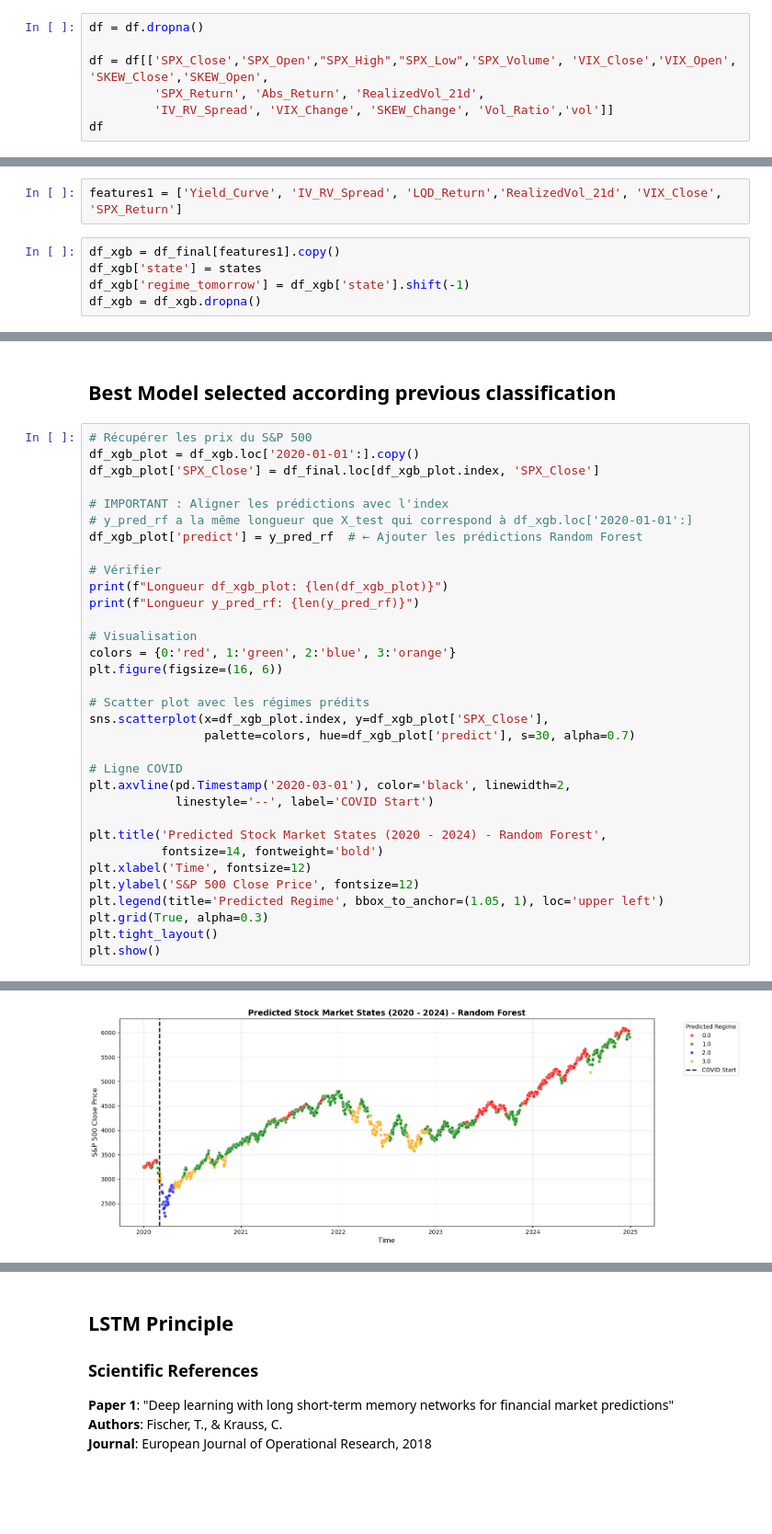
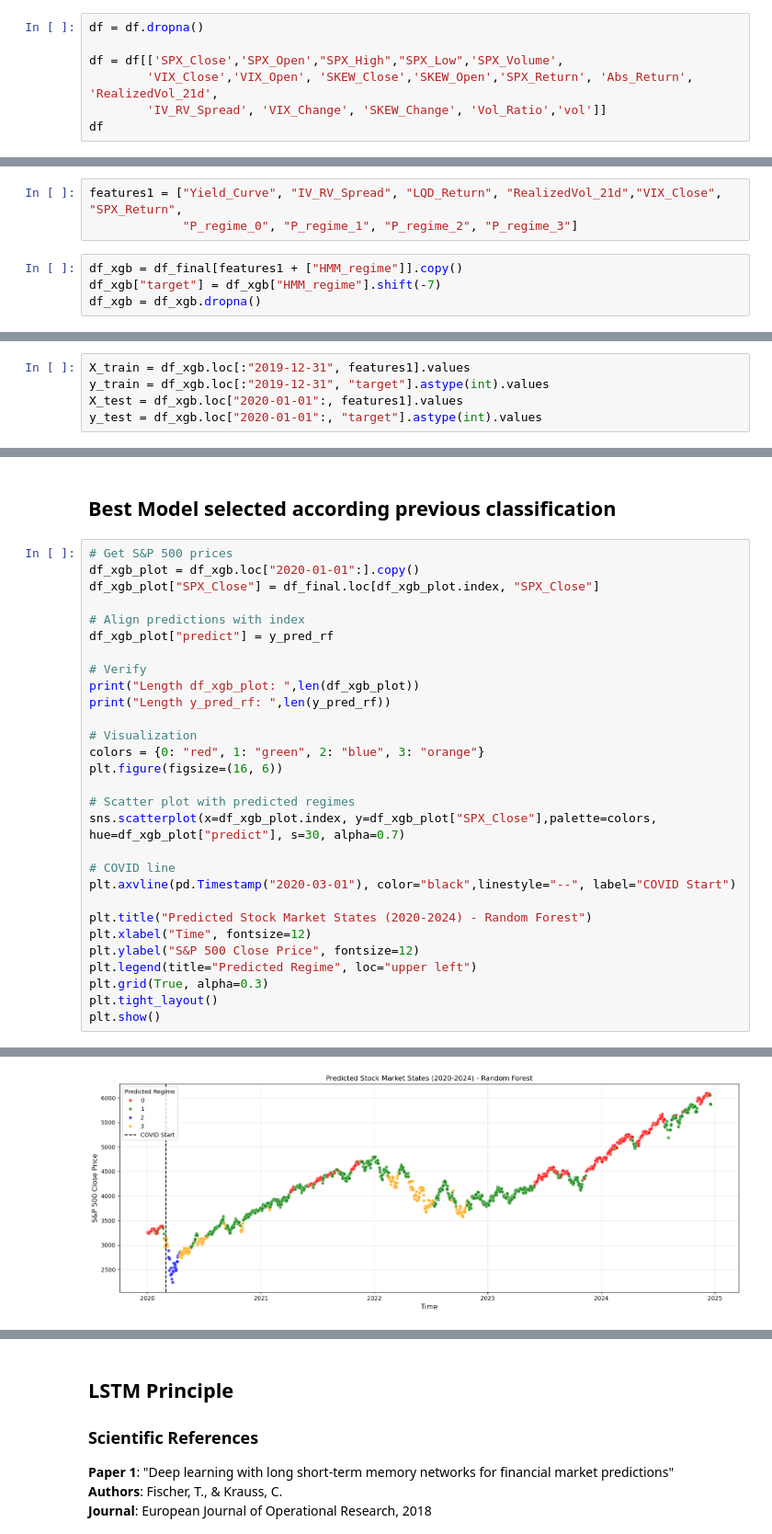
Before and after one commit to Maxx0345/MarketRegimeLab, a Jupyter notebook: MLv3[1].ipynb, the cells around one changed output, grey strips where cells are left out. Shown at 92% size. Drawn from its saved outputs; the diff is of its cells as text; blank space fills up the shorter version.

```diff
--- a/MLv3[1].ipynb
+++ b/MLv3[1].ipynb
@@ -131,9 +129,9 @@ We first drop the Nan in all the dataset we have
 # %%
 df = df.dropna()
 
-df = df[['SPX_Close','SPX_Open',"SPX_High","SPX_Low",'SPX_Volume', 'VIX_Close','VIX_Open', 'SKEW_Close','SKEW_Open',
-         'SPX_Return', 'Abs_Return', 'RealizedVol_21d',
-         'IV_RV_Spread', 'VIX_Change', 'SKEW_Change', 'Vol_Ratio','vol']]
+df = df[['SPX_Close','SPX_Open',"SPX_High","SPX_Low",'SPX_Volume',
+        'VIX_Close','VIX_Open', 'SKEW_Close','SKEW_Open','SPX_Return', 'Abs_Return', 'RealizedVol_21d',
+        'IV_RV_Spread', 'VIX_Change', 'SKEW_Change', 'Vol_Ratio','vol']]
 df
 # %% [output]
 |  | SPX_Close | SPX_Open | SPX_High | SPX_Low | SPX_Volume | VIX_Close | VIX_Open | SKEW_Close | SKEW_Open | ... |
@@ -764,7 +861,7 @@ XGBoost construit **séquentiellement** des arbres de décision où chaque nouve
 # %%
-features1 = ['Yield_Curve', 'IV_RV_Spread', 'LQD_Return','RealizedVol_21d', 'VIX_Close', 'SPX_Return']
+features1 = ["Yield_Curve", "IV_RV_Spread", "LQD_Return", "RealizedVol_21d","VIX_Close", "SPX_Return",
+             "P_regime_0", "P_regime_1", "P_regime_2", "P_regime_3"]
 # %%
-df_xgb = df_final[features1].copy()
-df_xgb['state'] = states
-df_xgb['regime_tomorrow'] = df_xgb['state'].shift(-1)
+df_xgb = df_final[features1 + ["HMM_regime"]].copy()
+df_xgb["target"] = df_xgb["HMM_regime"].shift(-7)
 df_xgb = df_xgb.dropna()
@@ -777 +868,6 @@ y_test = df_xgb.loc['2020-01-01':, 'regime_tomorrow'].values
+# %%
+X_train = df_xgb.loc[:"2019-12-31", features1].values
+y_train = df_xgb.loc[:"2019-12-31", "target"].astype(int).values
+X_test = df_xgb.loc["2020-01-01":, features1].values
+y_test = df_xgb.loc["2020-01-01":, "target"].astype(int).values
 # %%
@@ -982,35 +1117,31 @@ weighted avg       0.90      0.90      0.90      1217
 # %% [markdown]
 ## Best Model selected according previous classification
 # %%
-# Récupérer les prix du S&P 500
-df_xgb_plot = df_xgb.loc['2020-01-01':].copy()
-df_xgb_plot['SPX_Close'] = df_final.loc[df_xgb_plot.index, 'SPX_Close']
+# Get S&P 500 prices
+df_xgb_plot = df_xgb.loc["2020-01-01":].copy()
+df_xgb_plot["SPX_Close"] = df_final.loc[df_xgb_plot.index, "SPX_Close"]
 
-# IMPORTANT : Aligner les prédictions avec l'index
-# y_pred_rf a la même longueur que X_test qui correspond à df_xgb.loc['2020-01-01':]
-df_xgb_plot['predict'] = y_pred_rf  # ← Ajouter les prédictions Random Forest
+# Align predictions with index
+df_xgb_plot["predict"] = y_pred_rf
 
-# Vérifier
-print(f"Longueur df_xgb_plot: {len(df_xgb_plot)}")
-print(f"Longueur y_pred_rf: {len(y_pred_rf)}")
+# Verify
+print("Length df_xgb_plot: ",len(df_xgb_plot))
+print("Length y_pred_rf: ",len(y_pred_rf))
 
-# Visualisation
-colors = {0:'red', 1:'green', 2:'blue', 3:'orange'}
+# Visualization
+colors = {0: "red", 1: "green", 2: "blue", 3: "orange"}
 plt.figure(figsize=(16, 6))
 
-# Scatter plot avec les régimes prédits
-sns.scatterplot(x=df_xgb_plot.index, y=df_xgb_plot['SPX_Close'],
-                palette=colors, hue=df_xgb_plot['predict'], s=30, alpha=0.7)
+# Scatter plot with predicted regimes
+sns.scatterplot(x=df_xgb_plot.index, y=df_xgb_plot["SPX_Close"],palette=colors, hue=df_xgb_plot["predict"], s=30, alpha=0.7)
 
-# Ligne COVID
-plt.axvline(pd.Timestamp('2020-03-01'), color='black', linewidth=2,
-            linestyle='--', label='COVID Start')
+# COVID line
+plt.axvline(pd.Timestamp("2020-03-01"), color="black",linestyle="--", label="COVID Start")
 
-plt.title('Predicted Stock Market States (2020 - 2024) - Random Forest',
-          fontsize=14, fontweight='bold')
-plt.xlabel('Time', fontsize=12)
-plt.ylabel('S&P 500 Close Price', fontsize=12)
-plt.legend(title='Predicted Regime', bbox_to_anchor=(1.05, 1), loc='upper left')
+plt.title("Predicted Stock Market States (2020-2024) - Random Forest")
+plt.xlabel("Time", fontsize=12)
+plt.ylabel("S&P 500 Close Price", fontsize=12)
+plt.legend(title="Predicted Regime", loc="upper left")
 plt.grid(True, alpha=0.3)
 plt.tight_layout()
 plt.show()
@@ -1020,2 +1151,2 @@ Longueur y_pred_rf: 1217
-[figure, old version]
+[figure, new version]
 # %% [markdown]
```
Also changed, not shown: parts of 66 cells of this notebook.
